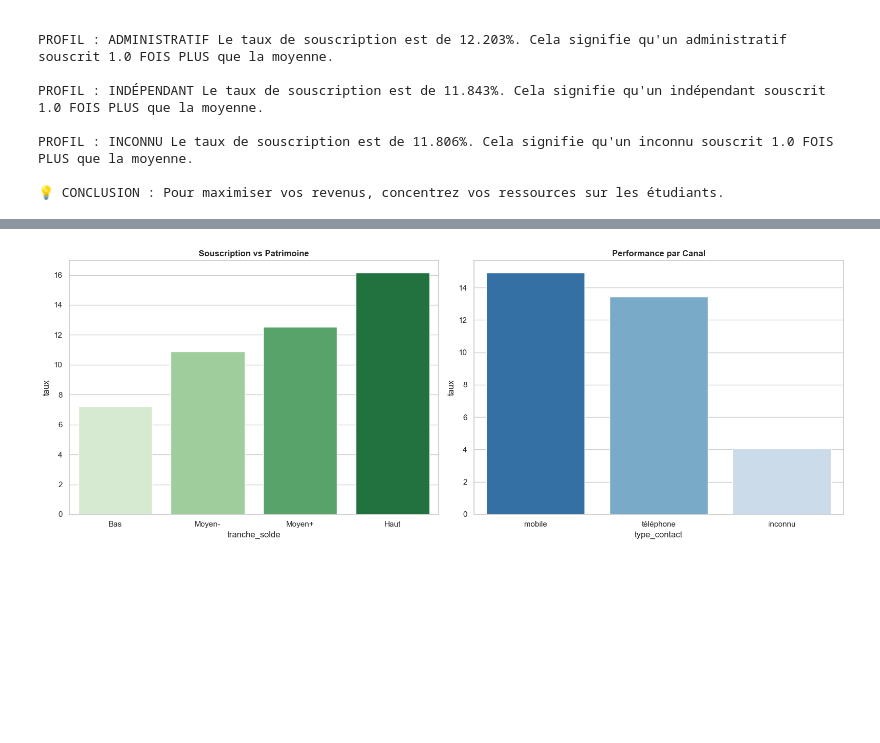
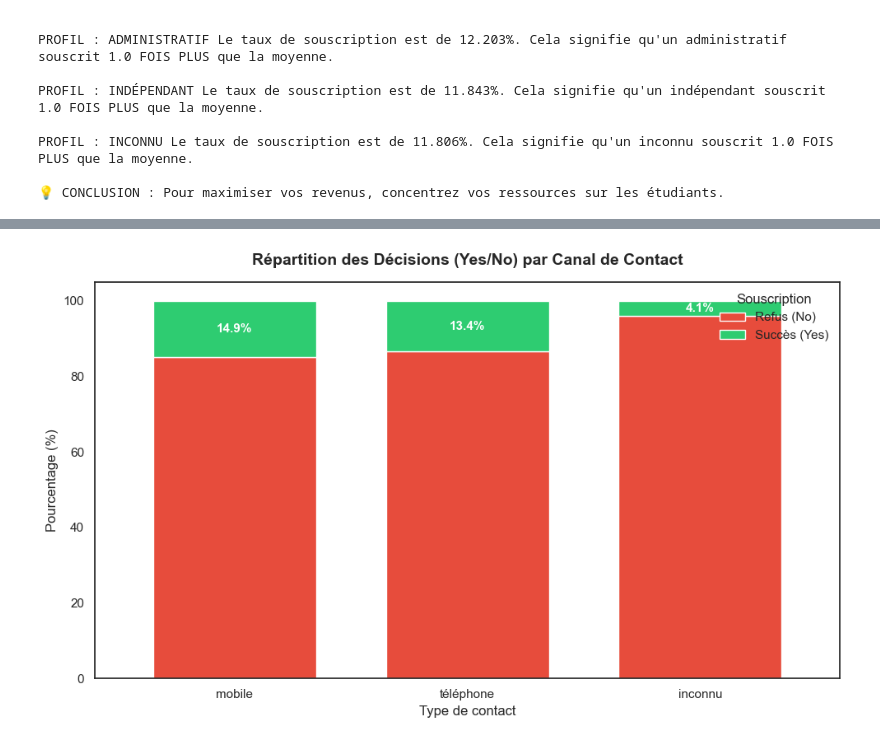
Before and after one commit to Justclemax/Mini_Projet_DM1_analyse_exploratoire_Reda_-_Clement, a Jupyter notebook: notebook/01_analyse_exploratoire.ipynb, the cells around one changed output, grey strips where cells are left out. Saved outputs shown, nothing was run; the diff lists cells and outputs as text; code cells hidden in the pictures; blank space fills up the shorter version.

```diff
--- a/notebook/01_analyse_exploratoire.ipynb
+++ b/notebook/01_analyse_exploratoire.ipynb
@@ -282,0 +513,16 @@ Référence métier : pratiques courantes du marketing bancaire, où les taux de
+# %%
+# Création de tranches d'âge simples
+bins = [0, 25, 60, 100]
+labels = ['Jeunes (<25)', 'Actifs (25-60)', 'Seniors (>60)']
+df_bank_marketing_clean['tranche_age'] = pd.cut(df_bank_marketing_clean['age'], bins=bins, labels=labels)
+
+# Calcul du taux de succès
+taux_age = df_bank_marketing_clean.groupby('tranche_age')['cible'].apply(lambda x: (x == 'yes').mean() * 100)
+
+# Graphique
+plt.figure(figsize=(10, 5))
+taux_age.plot(kind='bar', color=['#3498DB', '#BDC3C7', '#2ECC71'])
+plt.title("Taux de succès par étape de vie", fontweight='bold')
+plt.ylabel("Taux de conversion (%)")
+plt.xticks(rotation=0)
+plt.show()
@@ -445,42 +736,41 @@ df_bank_marketing_clean.head()
 # %%
+# 1. Préparation des données pour le cumul (100%)
+# On crée un tableau croisé normalisé pour avoir les proportions
+ss_contact_full = pd.crosstab(df_bank_marketing_clean['type_contact'],
+                              df_bank_marketing_clean['cible'],
+                              normalize='index') * 100
 
-df_bank_marketing_clean['tranche_solde'] = pd.qcut(df_bank_marketing_clean['solde_annuel_moyen'], 4,
-                                                 labels=['Bas', 'Moyen-', 'Moyen+', 'Haut'])
-
-ss_solde = (df_bank_marketing_clean.groupby("tranche_solde")["cible"]
-            .apply(lambda x: (x == "yes").mean() * 100).reset_index(name="taux"))
-
-ss_contact = (df_bank_marketing_clean.groupby("type_contact")["cible"]
-              .apply(lambda x: (x == "yes").mean() * 100).reset_index(name="taux")
-              .sort_values("taux", ascending=False))
+# On trie par le taux de 'yes' pour garder une lecture cohérente
+ss_contact_full = ss_contact_full.sort_values("yes", ascending=False)
 
 # 2. Visualisation
-fig, (ax1, ax2) = plt.subplots(1, 2, figsize=(16, 6))
-sns.set_theme(style="whitegrid")
+sns.set_theme(style="white")
+ax = ss_contact_full.plot(kind='bar', stacked=True, figsize=(10, 6),
+                          color=['#E74C3C', '#2ECC71'], width=0.7)
 
-sns.barplot(data=ss_solde, x="tranche_solde", y="taux", palette="Greens", ax=ax1)
-ax1.set_title("Souscription vs Patrimoine", fontweight='bold')
+# Personnalisation
+plt.title("Répartition des Décisions (Yes/No) par Canal de Contact", fontsize=14, fontweight='bold', pad=15)
+plt.ylabel("Pourcentage (%)")
+plt.xlabel("Type de contact")
+plt.xticks(rotation=0)
+plt.legend(title="Souscription", labels=["Refus (No)", "Succès (Yes)"], loc='upper right')
 
-sns.barplot(data=ss_contact, x="type_contact", y="taux", palette="Blues_r", ax=ax2)
-ax2.set_title("Performance par Canal", fontweight='bold')
+# Ajout des étiquettes de pourcentage sur les segments 'Yes'
+for i, (idx, row) in enumerate(ss_contact_full.iterrows()):
+    # On affiche le texte au milieu de la barre verte (succès)
+    y_pos = row['no'] + (row['yes'] / 2)
+    plt.text(i, y_pos, f"{row['yes']:.1f}%", ha='center', va='center',
+             color='white', fontweight='bold', fontsize=11)
 
 plt.tight_layout()
 plt.show()
 
-# 3. Interprétation
-print(f"--- ANALYSE DES LEVIERS DE PERFORMANCE ---")
+# 3. Interprétation dynamique
+print(f"\n--- ANALYSE COMPARATIVE DES CANAUX ---")
+top_canal_name = ss_contact_full['yes'].idxmax()
+top_val = ss_contact_full['yes'].max()
 
-# On récupère dynamiquement le meilleur et le moins bon canal
-top_canal = ss_contact.iloc[0]
-worst_canal = ss_contact.iloc[-1]
-
-if worst_canal['taux'] > 0:
-    diff = top_canal['taux'] / worst_canal['taux']
-    print(f"📍 CANAL : Le canal '{top_canal['type_contact']}' est {diff:.1f}x plus efficace que '{worst_canal['type_contact']}'.")
-else:
-    print(f"📍 CANAL : Le canal '{top_canal['type_contact']}' est le plus performant.")
-
-top_patrimoine = ss_solde.sort_values("taux").iloc[-1]
-print(f"📍 PATRIMOINE : Les clients avec un solde '{top_patrimoine['tranche_solde']}' ont le meilleur taux ({top_patrimoine['taux']:.1f}%).")
+print(f"📍 PERFORMANCE : Le canal '{top_canal_name.upper()}' transforme {top_val:.1f}% des appels en succès.")
+print(f"📍 RÉSISTANCE : Les canaux avec une forte proportion de rouge ('No') indiquent un besoin de qualification de fichier.")
 # %% [output]
-[figure, old version]
+[figure, new version]
```
Also changed, not shown: parts of 75 cells of this notebook, 15 other files.
